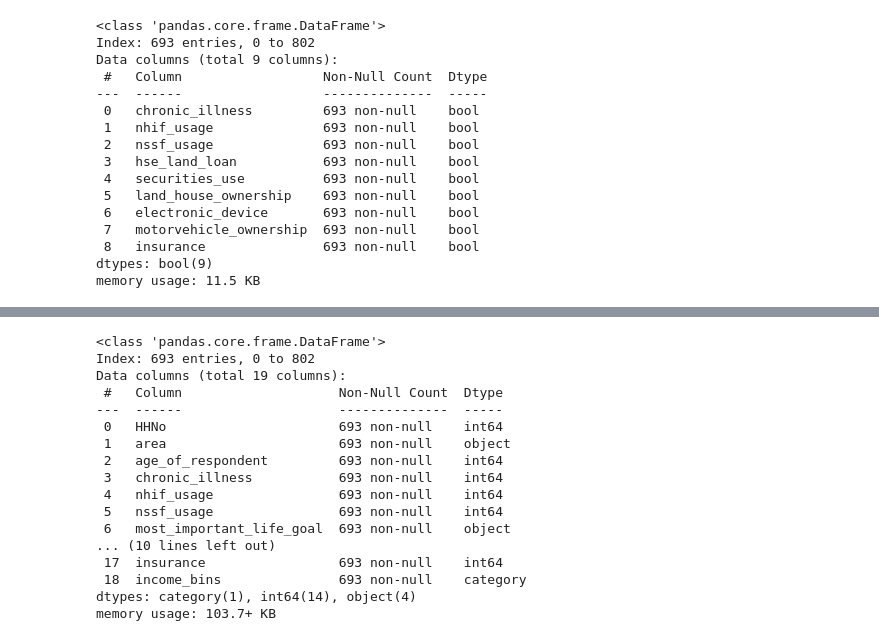
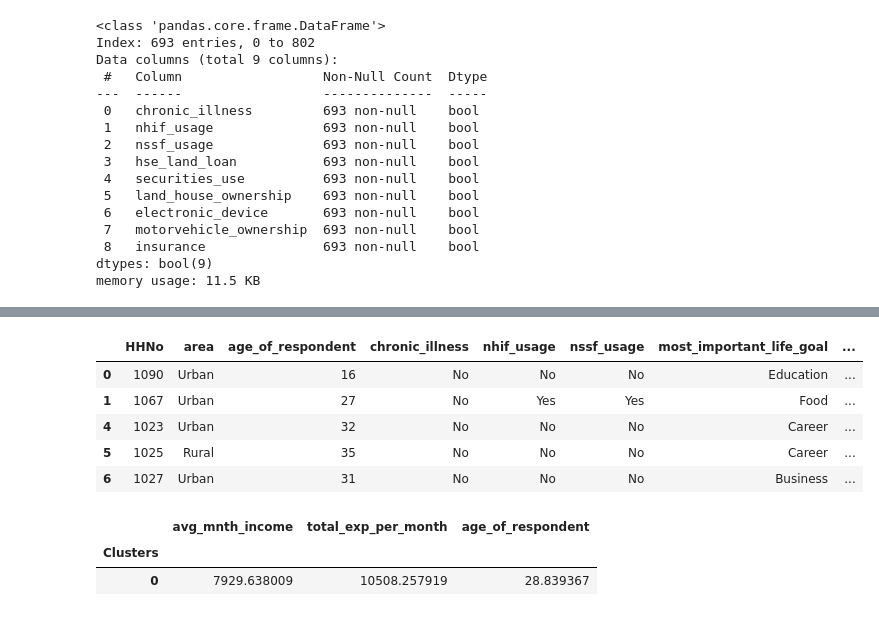
Before and after one commit to BonfaceGabriel/Insurance-prediction, a Jupyter notebook: test.ipynb, the cells around one changed output, grey strips where cells are left out. Saved outputs shown, nothing was run; the diff lists cells and outputs as text; code cells hidden in the pictures.

```diff
--- a/test.ipynb
+++ b/test.ipynb
@@ -780,0 +777,10 @@ shap.summary_plot(shap_values_kp, shap_data, plot_type="bar", plot_size=(15, 10)
+# %%
+nakuru_df['Clusters'] = clusters
+nakuru_df.head()
+# %% [output]
+|  | HHNo | area | age_of_respondent | chronic_illness | nhif_usage | nssf_usage | most_important_life_goal | ... |
+| 0 | 1090 | Urban | 16 | No | No | No | Education | ... |
+| 1 | 1067 | Urban | 27 | No | Yes | Yes | Food | ... |
+| 4 | 1023 | Urban | 32 | No | No | No | Career | ... |
+| 5 | 1025 | Rural | 35 | No | No | No | Career | ... |
+| 6 | 1027 | Urban | 31 | No | No | No | Business | ... |
@@ -781,3 +791,9 @@ shap.summary_plot(shap_values_kp, shap_data, plot_type="bar", plot_size=(15, 10)
+# %%
+cluster1.groupby('Clusters')[['avg_mnth_income', 'total_exp_per_month', 'age_of_respondent']].mean()
+# %% [output]
+|  | avg_mnth_income | total_exp_per_month | age_of_respondent |
+| Clusters |  |  |  |
+| 0 | 7929.638009 | 10508.257919 | 28.839367 |
 # %%
 #monthly expenditure
 nakuru_df['livestock_ownership'] = nakuru_df['livestock_ownership'].astype('int')
@@ -793,23 +809,3 @@ nakuru_df['land_house_ownership'] = nakuru_df['land_house_ownership'].replace(re
 nakuru_df['electronic_device'] = nakuru_df['electronic_device'].replace(replacements)
 nakuru_df['motorvehicle_ownership'] = nakuru_df['motorvehicle_ownership'].replace(replacements)
 nakuru_df['insurance'] = nakuru_df['insurance'].replace(replacements)
-# %%
-nakuru_df.info()
-# %% [output]
-<class 'pandas.core.frame.DataFrame'>
-Index: 693 entries, 0 to 802
-Data columns (total 19 columns):
- #   Column                    Non-Null Count  Dtype
----  ------                    --------------  -----
- 0   HHNo                      693 non-null    int64
- 1   area                      693 non-null    object
- 2   age_of_respondent         693 non-null    int64
- 3   chronic_illness           693 non-null    int64
- 4   nhif_usage                693 non-null    int64
- 5   nssf_usage                693 non-null    int64
- 6   most_important_life_goal  693 non-null    object
-... (10 lines left out)
- 17  insurance                 693 non-null    int64
- 18  income_bins               693 non-null    category
-dtypes: category(1), int64(14), object(4)
-memory usage: 103.7+ KB
```
Also changed, not shown: parts of 21 cells of this notebook.
